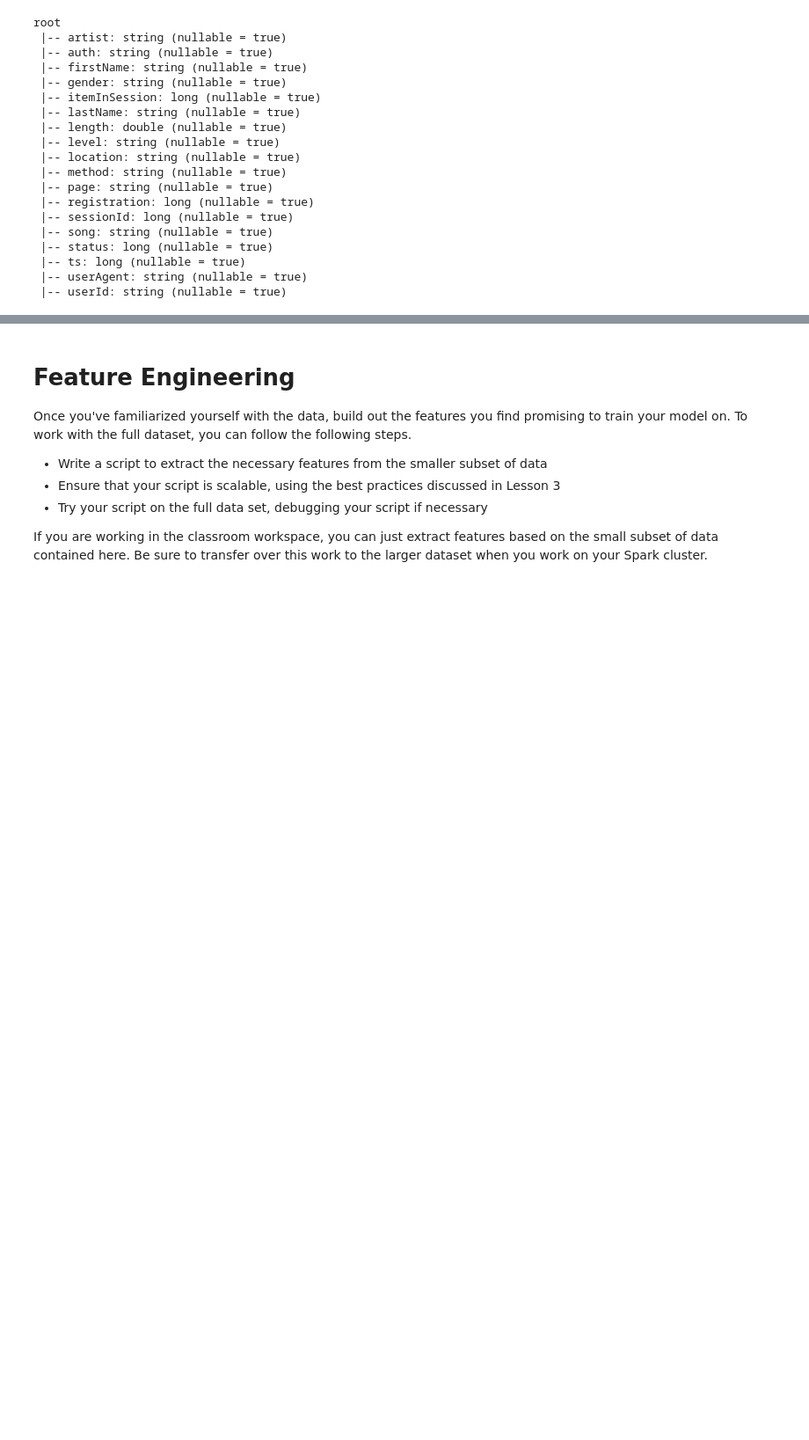
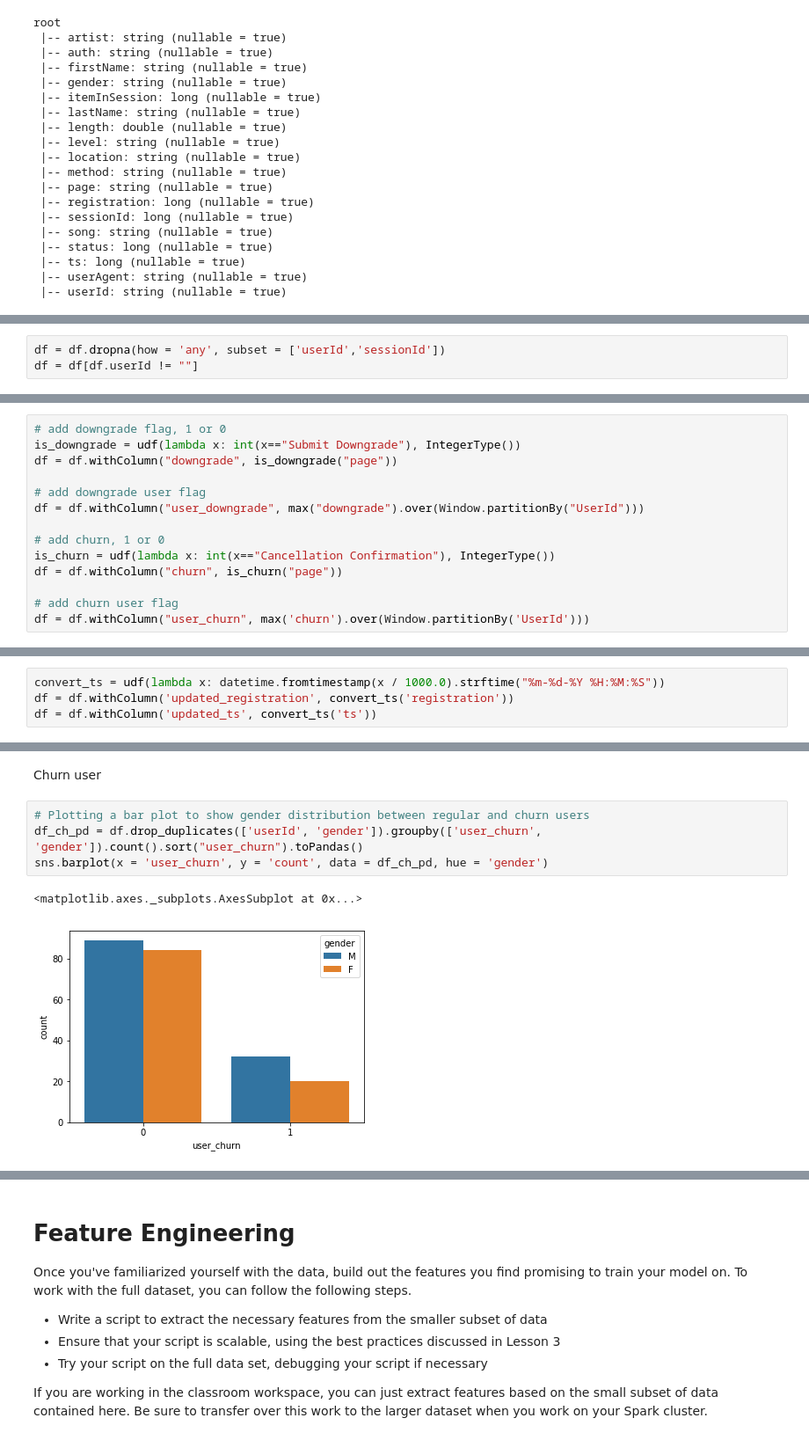
Before and after one commit to andypwyu/churn_prediction_for_Sparkify, a Jupyter notebook: Sparkify.ipynb, the cells around one changed output, grey strips where cells are left out. Shown: that part at 88% size. Drawn from its saved outputs; the diff is of its cells as text; blank space fills up the shorter version.

```diff
--- a/Sparkify.ipynb
+++ b/Sparkify.ipynb
@@ -43,0 +60,3 @@ root
+# %%
+df = df.dropna(how = 'any', subset = ['userId','sessionId'])
+df = df[df.userId != ""]
@@ -53,0 +92,14 @@ Once you've defined churn, perform some exploratory data analysis to observe the
+# %%
+# add downgrade flag, 1 or 0
+is_downgrade = udf(lambda x: int(x=="Submit Downgrade"), IntegerType())
+df = df.withColumn("downgrade", is_downgrade("page"))
+
+# add downgrade user flag
+df = df.withColumn("user_downgrade", max("downgrade").over(Window.partitionBy("UserId")))
+
+# add churn, 1 or 0
+is_churn = udf(lambda x: int(x=="Cancellation Confirmation"), IntegerType())
+df = df.withColumn("churn", is_churn("page"))
+
+# add churn user flag
+df = df.withColumn("user_churn", max('churn').over(Window.partitionBy('UserId')))
@@ -53,0 +108,4 @@ Once you've defined churn, perform some exploratory data analysis to observe the
+# %%
+convert_ts = udf(lambda x: datetime.fromtimestamp(x / 1000.0).strftime("%m-%d-%Y %H:%M:%S"))
+df = df.withColumn('updated_registration', convert_ts('registration'))
+df = df.withColumn('updated_ts', convert_ts('ts'))
@@ -53,0 +134,9 @@ Once you've defined churn, perform some exploratory data analysis to observe the
+# %% [markdown]
+Churn user
+# %%
+# Plotting a bar plot to show gender distribution between regular and churn users
+df_ch_pd = df.drop_duplicates(['userId', 'gender']).groupby(['user_churn', 'gender']).count().sort("user_churn").toPandas()
+sns.barplot(x = 'user_churn', y = 'count', data = df_ch_pd, hue = 'gender')
+# %% [output]
+<matplotlib.axes._subplots.AxesSubplot at 0x...>
+[figure, added]
```
Also changed, not shown: parts of 43 cells of this notebook.
